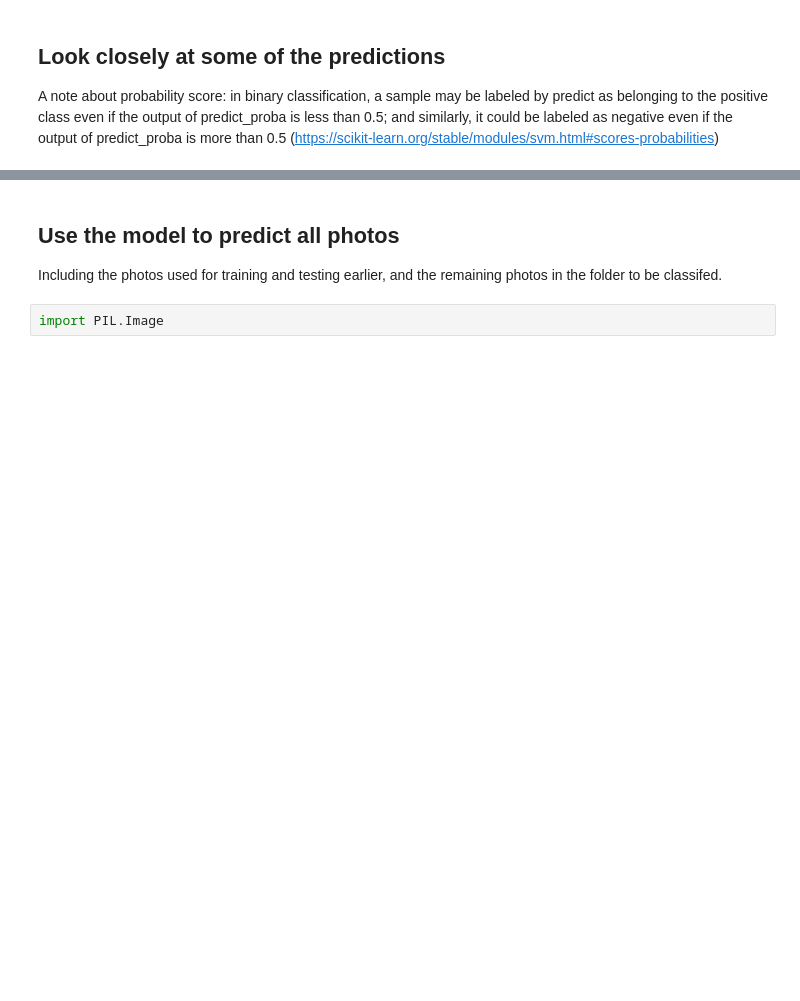
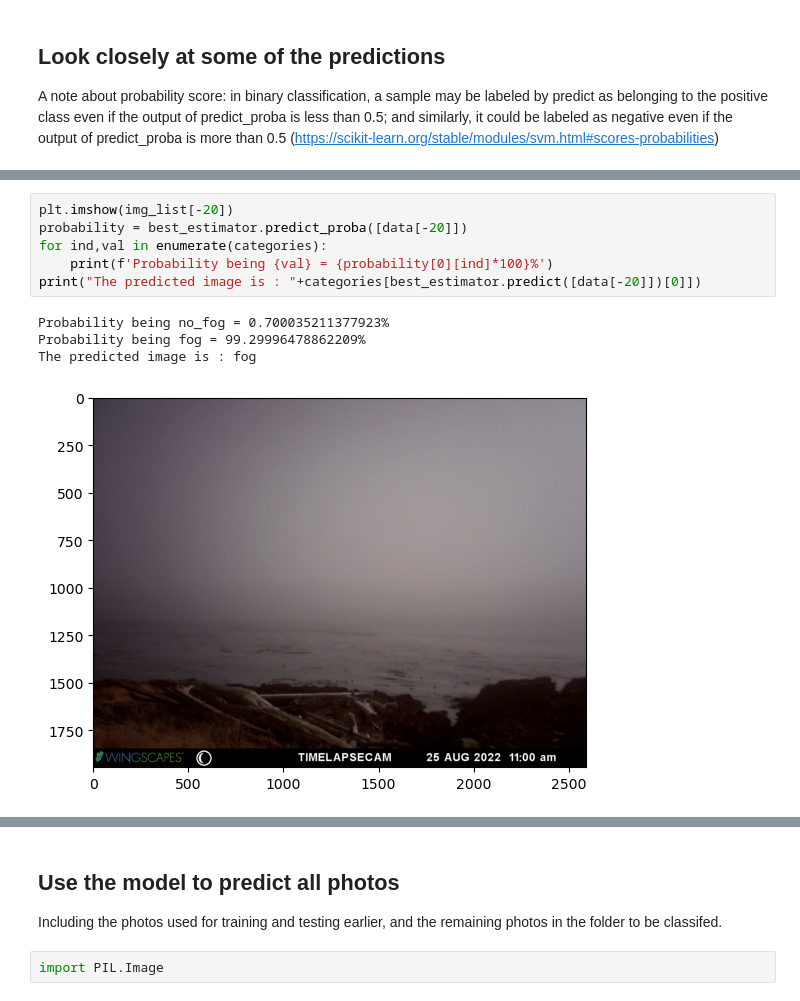
Before and after one commit to autumn-yng/summerfog, a Jupyter notebook: img_classification.ipynb, the cells around one changed output, grey strips where cells are left out. Drawn from its saved outputs; the diff is of its cells as text; blank space fills up the shorter version.

```diff
--- a/img_classification.ipynb
+++ b/img_classification.ipynb
@@ -153,3 +172,14 @@ The predicted image is : fog
+# %%
+plt.imshow(img_list[-20])
+probability = best_estimator.predict_proba([data[-20]])
+for ind,val in enumerate(categories):
+    print(f'Probability being {val} = {probability[0][ind]*100}%')
+print("The predicted image is : "+categories[best_estimator.predict([data[-20]])[0]])
+# %% [output]
+Probability being no_fog = 0.700035211377923%
+Probability being fog = 99.29996478862209%
+The predicted image is : fog
+[figure, added]
 # %%
 plt.imshow(img_list[-1])
 probability = best_estimator.predict_proba([data[-1]])
```
Also changed, not shown: parts of 19 cells of this notebook, 6 other files.
